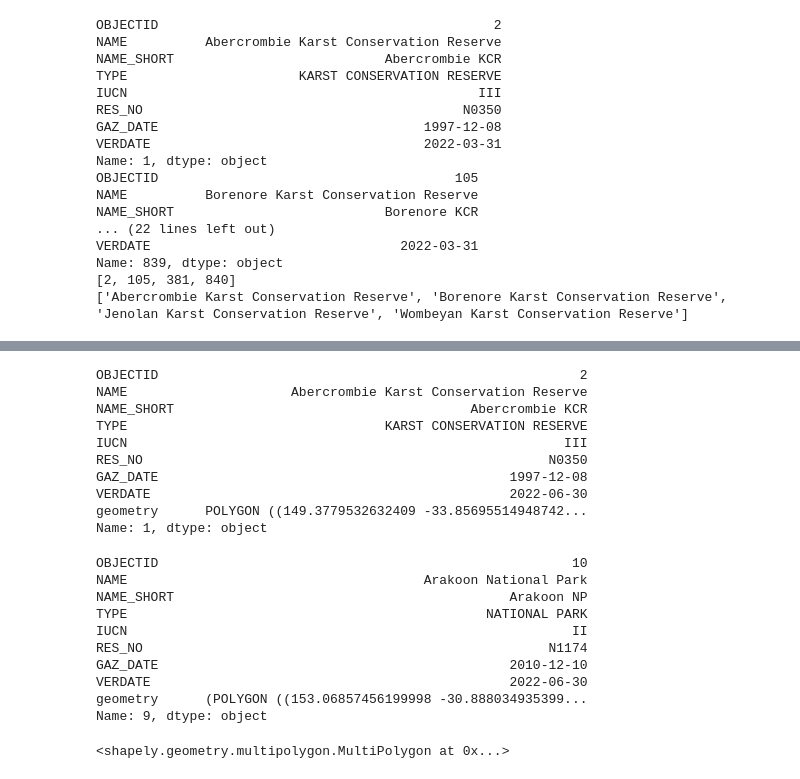
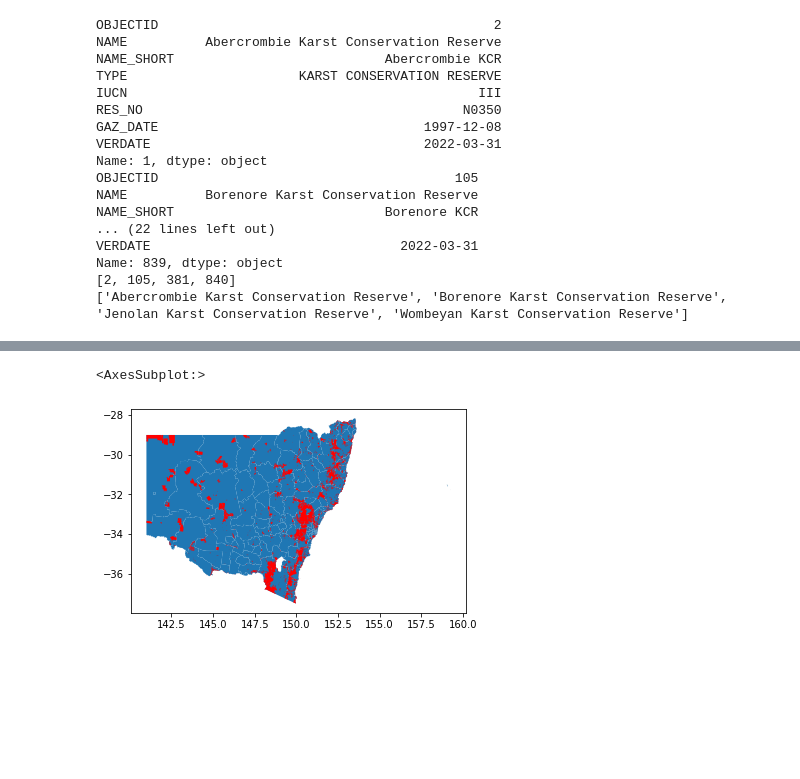
Before and after one commit to AlXu111/NationalParks, a Jupyter notebook: dataproject.ipynb, the cells around one changed output, grey strips where cells are left out. Drawn from its saved outputs; the diff is of its cells as text; code cells hidden in the pictures; blank space fills up the shorter version.

```diff
--- a/dataproject.ipynb
+++ b/dataproject.ipynb
@@ -285,32 +214,10 @@ lga.plot()
-# %%
-print(parks.iloc[1])
-# %% [output]
-OBJECTID                                                      2
-NAME                     Abercrombie Karst Conservation Reserve
-NAME_SHORT                                      Abercrombie KCR
-TYPE                                 KARST CONSERVATION RESERVE
-IUCN                                                        III
-RES_NO                                                    N0350
-GAZ_DATE                                             1997-12-08
-VERDATE                                              2022-06-30
-geometry      POLYGON ((149.3779532632409 -33.85695514948742...
-Name: 1, dtype: object
-# %%
-a = parks.iloc[9]
-print(a)
-a.geometry
-# %% [output]
-OBJECTID                                                     10
-NAME                                      Arakoon National Park
-NAME_SHORT                                           Arakoon NP
-TYPE                                              NATIONAL PARK
-IUCN                                                         II
-RES_NO                                                    N1174
-GAZ_DATE                                             2010-12-10
-VERDATE                                              2022-06-30
-geometry      (POLYGON ((153.06857456199998 -30.888034935399...
-Name: 9, dtype: object
-<shapely.geometry.multipolygon.MultiPolygon at 0x...>
+# %%
+fig, ax = plt.subplots(1,1)
+lga.plot(ax = ax)
+parks.plot(ax = ax, color = "red")
+# %% [output]
+<AxesSubplot:>
+[figure, added]
 # %%
 
 fig, ax = plt.subplots(1,1)
```
Also changed, not shown: parts of 24 cells of this notebook.
